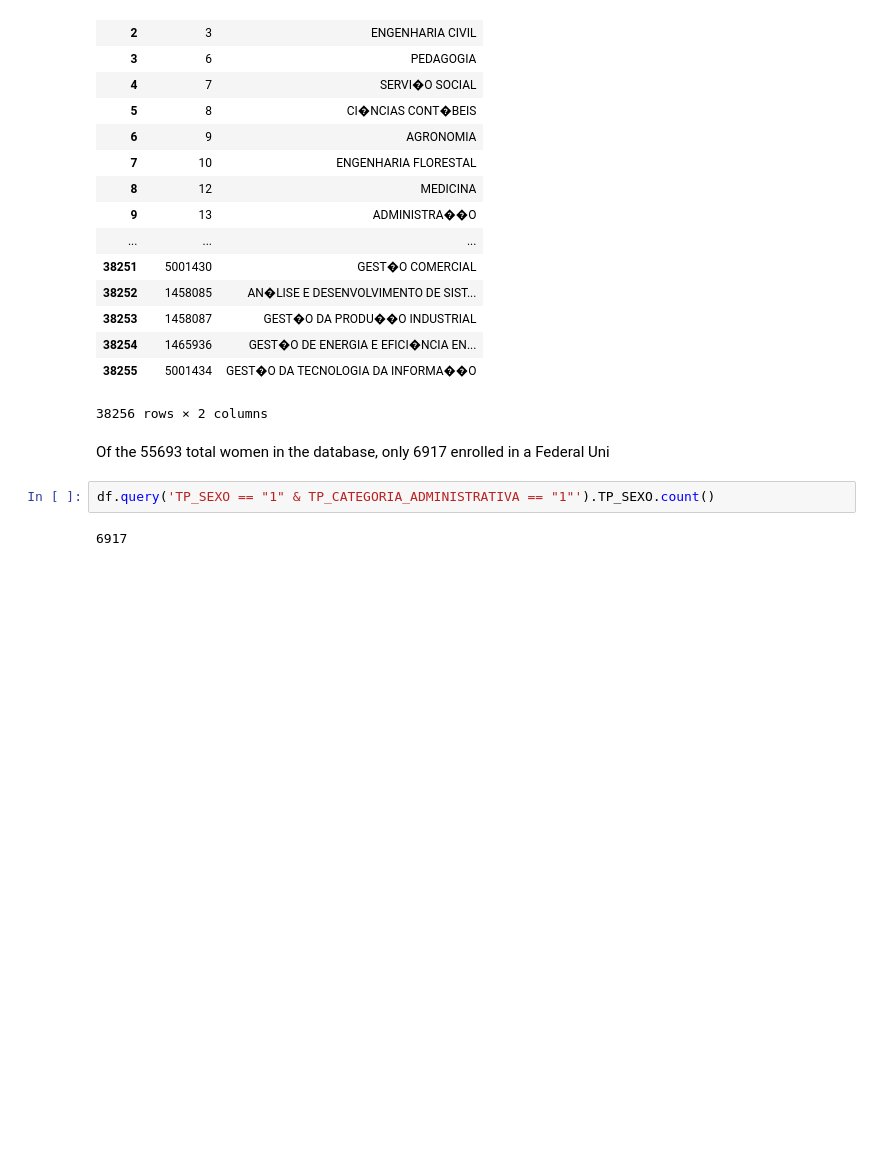
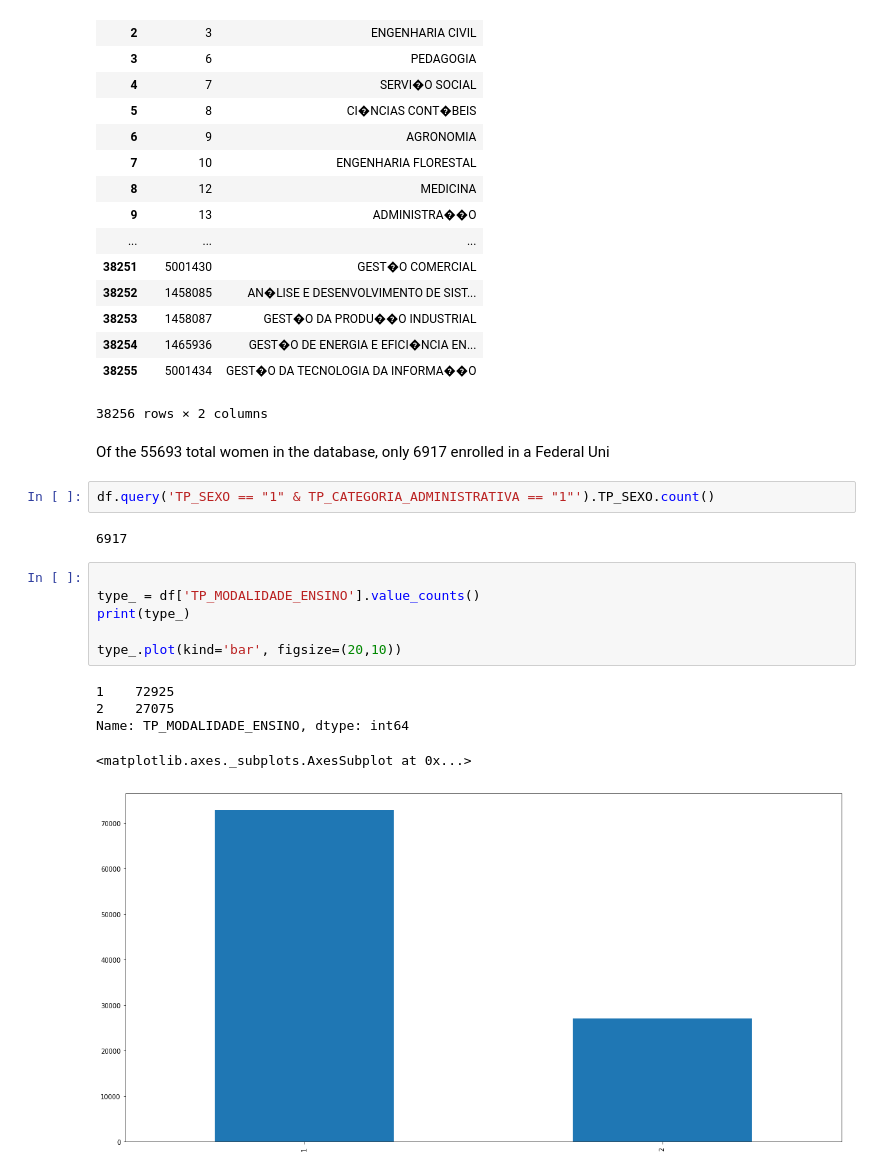
Before and after one commit to Kan4me/women_in_grad, a Jupyter notebook: 1_database_setup.ipynb, the cells around one changed output. Drawn from its saved outputs; the diff is of its cells as text; blank space fills up the shorter version.

```diff
--- a/1_database_setup.ipynb
+++ b/1_database_setup.ipynb
@@ -237,3 +300,15 @@ Of the 55693 total women in the database, only 6917 enrolled in a Federal Uni
 df.query('TP_SEXO == "1" & TP_CATEGORIA_ADMINISTRATIVA == "1"').TP_SEXO.count()
 # %% [output]
 6917
+# %%
+
+type_ = df['TP_MODALIDADE_ENSINO'].value_counts()
+print(type_)
+
+type_.plot(kind='bar', figsize=(20,10))
+# %% [output]
+1    72925
+2    27075
+Name: TP_MODALIDADE_ENSINO, dtype: int64
+<matplotlib.axes._subplots.AxesSubplot at 0x...>
+[figure, added]
```
Also changed, not shown: parts of 5 cells of this notebook, 1 other file.
